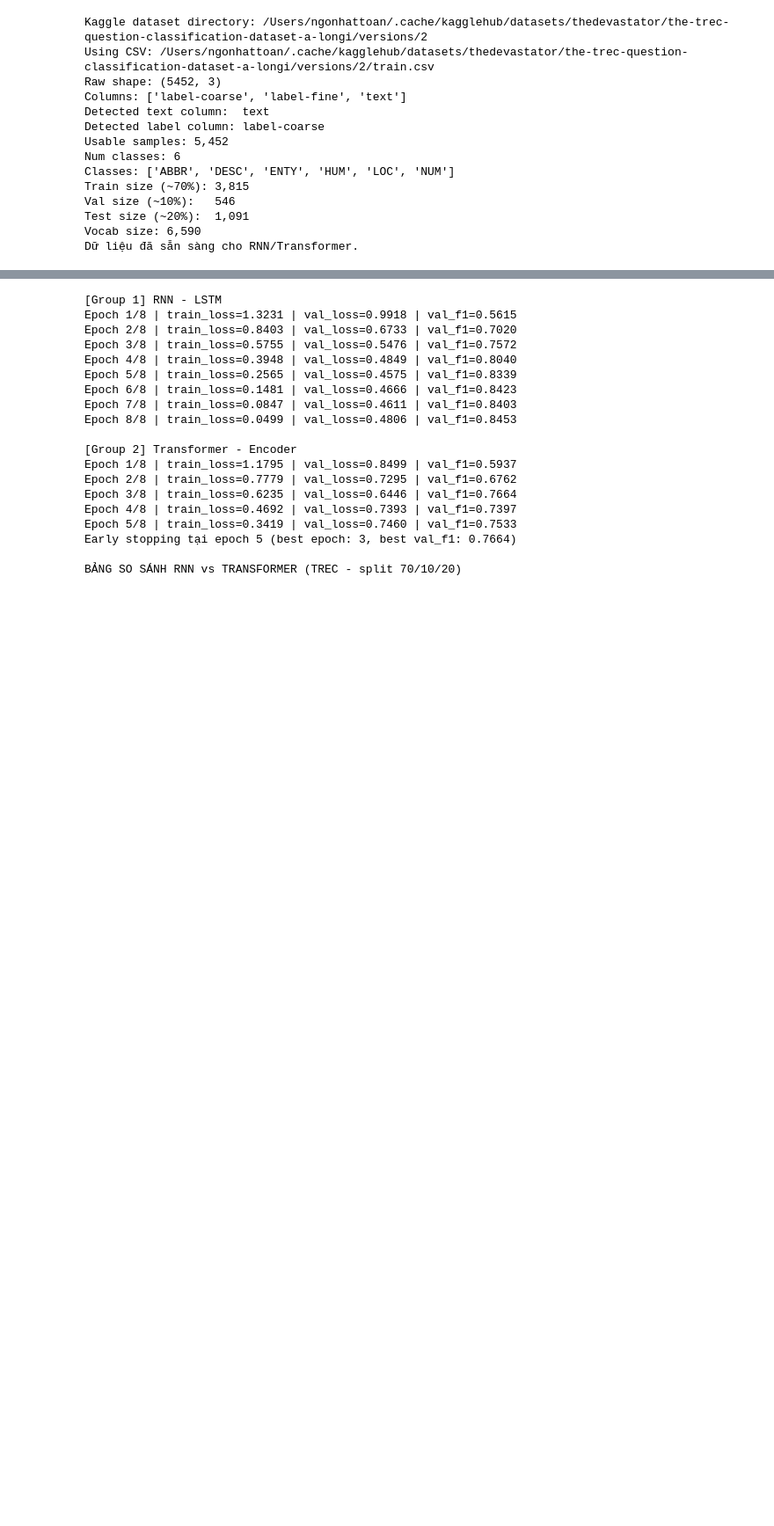
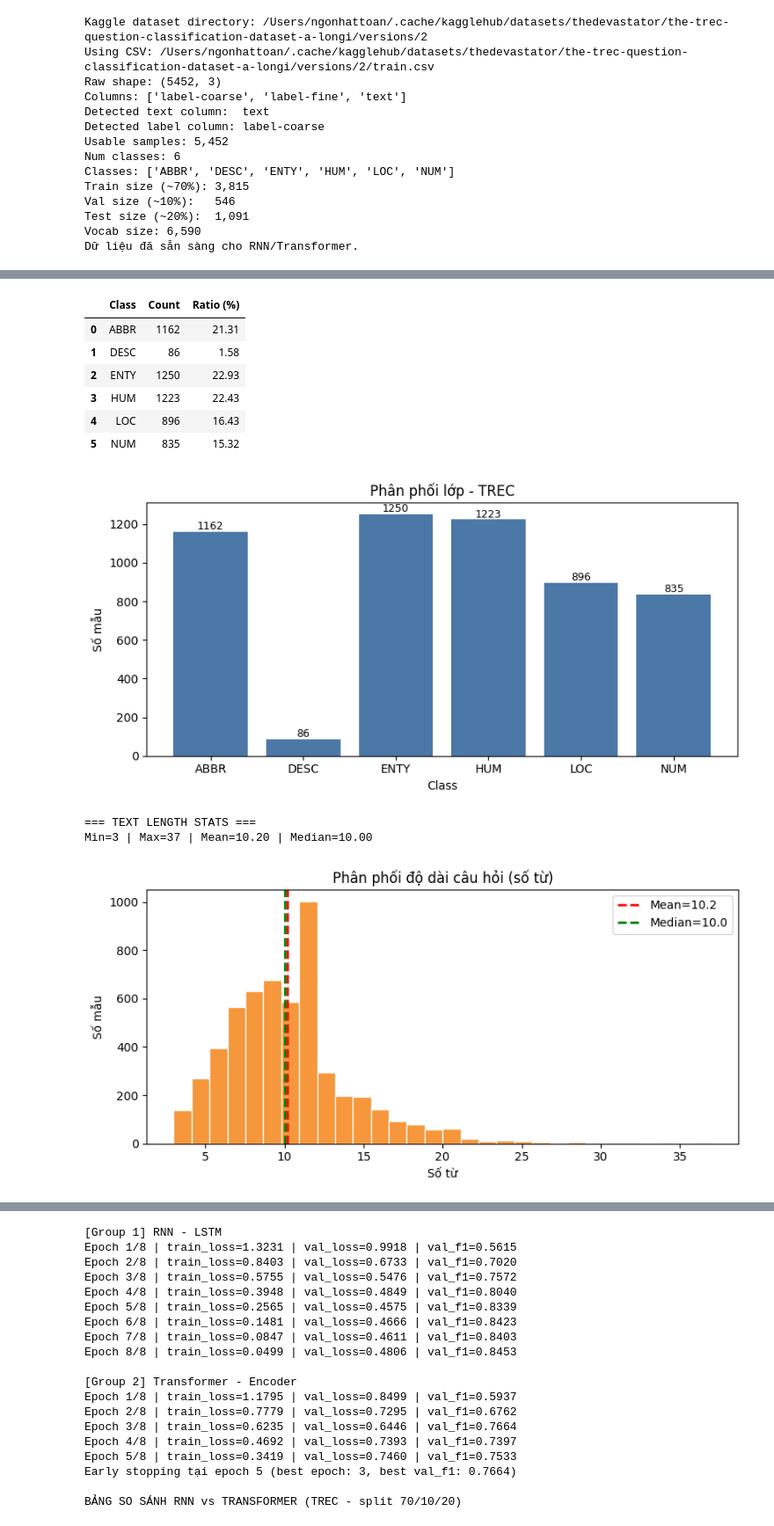
Before and after one commit to trungly-hcmut/CO5085_DeepLearning_CV, a Jupyter notebook: assignment_1/text_classification.ipynb, the cells around one changed output, grey strips where cells are left out. Shown at 88% size. Cells and saved outputs as stored; diff of their text form; code cells hidden in the pictures; blank space fills up the shorter version.

Commit message:
[Toan]: add EDA for test classification

```diff
--- a/assignment_1/text_classification.ipynb
+++ b/assignment_1/text_classification.ipynb
@@ -255,0 +262,67 @@ Dữ liệu đã sẵn sàng cho RNN/Transformer.
+# %%
+# ===== 3. EDA  =====
+# 1) Tổng quan quy mô dữ liệu
+print('=== DATASET OVERVIEW ===')
+print(f'Tổng số mẫu dùng được: {len(texts):,}')
+print(f'Số lớp: {len(category_names_dl)}')
+print(f'Tên lớp: {category_names_dl}')
+print(f'Split hiện tại -> Train: {len(X_train_raw):,} | Val: {len(X_val_raw):,} | Test: {len(X_test_raw):,}')
+
+# 2) Chất lượng dữ liệu
+null_text_count = int(df_raw[text_col].isna().sum())
+dup_count = int(pd.Series(texts).duplicated().sum())
+empty_after_clean = int(np.sum([len(str(t).strip()) == 0 for t in texts]))
+
+print('\n=== DATA QUALITY ===')
+print(f'Số dòng null ở cột text gốc: {null_text_count}')
+print(f'Số mẫu trùng lặp (theo text): {dup_count}')
+print(f'Số mẫu rỗng sau chuẩn hóa: {empty_after_clean}')
+
+# 3) Phân phối lớp
+label_series = pd.Series(labels)
+class_counts = label_series.value_counts().sort_index()
+df_class = pd.DataFrame({
+    'Class': [category_names_dl[i] for i in class_counts.index],
+    'Count': class_counts.values,
+    'Ratio (%)': (class_counts.values / class_counts.sum() * 100).round(2)
+})
+
+print('\n=== CLASS DISTRIBUTION ===')
+display(df_class)
+
+plt.figure(figsize=(8, 4))
+plt.bar(df_class['Class'], df_class['Count'], color='#4C78A8')
+plt.title('Phân phối lớp - TREC')
+plt.xlabel('Class')
+plt.ylabel('Số mẫu')
+for i, v in enumerate(df_class['Count']):
+    plt.text(i, v + max(df_class['Count']) * 0.01, str(v), ha='center', fontsize=9)
+plt.tight_layout()
+plt.show()
+
+# 4) Độ dài văn bản (số từ)
+lengths = np.array([len(str(t).split()) for t in texts])
+print('\n=== TEXT LENGTH STATS ===')
+print(f'Min={lengths.min()} | Max={lengths.max()} | Mean={lengths.mean():.2f} | Median={np.median(lengths):.2f}')
+
+plt.figure(figsize=(8, 4))
+plt.hist(lengths, bins=30, color='#F58518', alpha=0.85, edgecolor='white')
+plt.axvline(lengths.mean(), color='red', linestyle='--', linewidth=2, label=f'Mean={lengths.mean():.1f}')
+plt.axvline(np.median(lengths), color='green', linestyle='--', linewidth=2, label=f'Median={np.median(lengths):.1f}')
+plt.title('Phân phối độ dài câu hỏi (số từ)')
+plt.xlabel('Số từ')
+plt.ylabel('Số mẫu')
+plt.legend()
+plt.tight_layout()
+plt.show()
+
+# 5) Mẫu minh họa theo lớp
+print('\n=== SAMPLE QUESTIONS BY CLASS (mỗi lớp 2 mẫu) ===')
+for class_id, class_name in enumerate(category_names_dl):
+    idxs = np.where(labels == class_id)[0][:2]
+    print(f'\n[{class_name}]')
+    for k, idx in enumerate(idxs, 1):
+        print(f'- {k}. {str(texts[idx])[:140]}')
+
+print('\nKết luận EDA: Dataset hơi lệch lớp (đặc biệt DESC ít mẫu), độ dài câu hỏi nhìn chung ngắn, phù hợp với MAX_LEN=80.')
+# %% [output]
@@ -255,0 +341,11 @@ Dữ liệu đã sẵn sàng cho RNN/Transformer.
+|  | Class | Count | Ratio (%) |
+| 0 | ABBR | 1162 | 21.31 |
+| 1 | DESC | 86 | 1.58 |
+| 2 | ENTY | 1250 | 22.93 |
+| 3 | HUM | 1223 | 22.43 |
+| 4 | LOC | 896 | 16.43 |
+| 5 | NUM | 835 | 15.32 |
+[figure, added]
+=== TEXT LENGTH STATS ===
+Min=3 | Max=37 | Mean=10.20 | Median=10.00
+[figure, added]
```
Also changed, not shown: parts of 16 cells of this notebook.
